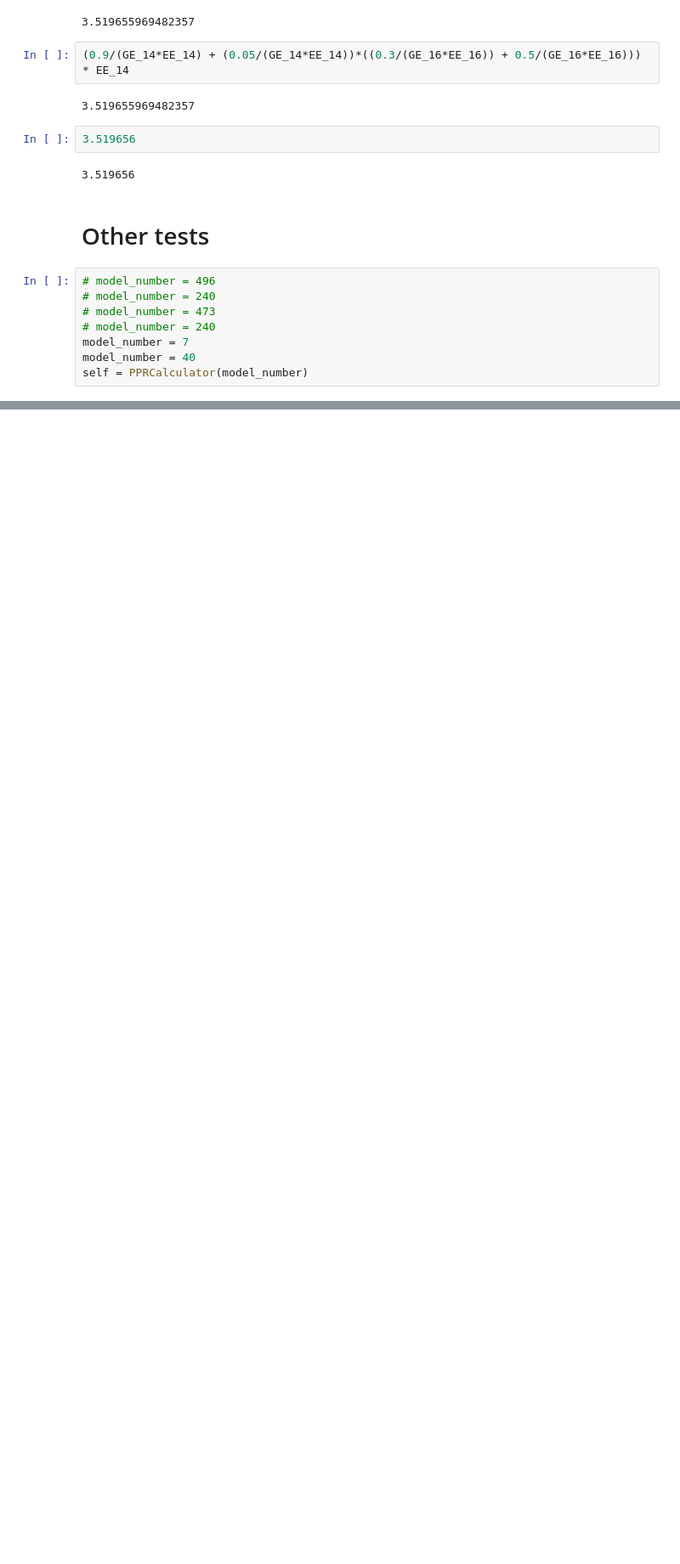
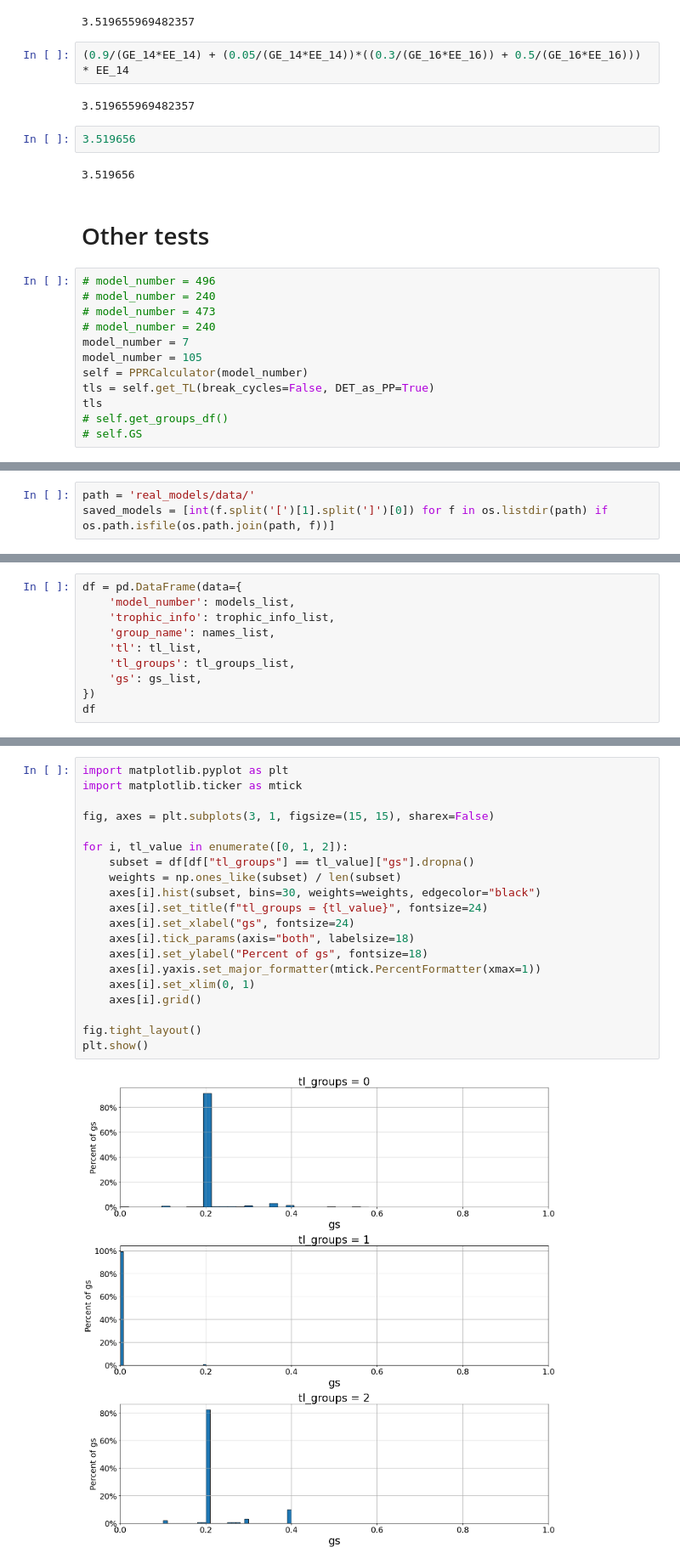
Before and after one commit to idocarmel1/PPREstimation, a Jupyter notebook: tests.ipynb, the cells around one changed output, grey strips where cells are left out. Shown at 85% size. Drawn from its saved outputs; the diff is of its cells as text; blank space fills up the shorter version.

Commit message:
added some plots and fixed LIM logic

```diff
--- a/tests.ipynb
+++ b/tests.ipynb
@@ -88,5 +87,9 @@ A = DC.div(TE[0], axis=0)
 # model_number = 473
 # model_number = 240
 model_number = 7
-model_number = 40
+model_number = 105
 self = PPRCalculator(model_number)
+tls = self.get_TL(break_cycles=False, DET_as_PP=True)
+tls
+# self.get_groups_df()
+# self.GS
@@ -92,0 +116,3 @@ self = PPRCalculator(model_number)
+# %%
+path = 'real_models/data/'
+saved_models = [int(f.split('[')[1].split(']')[0]) for f in os.listdir(path) if os.path.isfile(os.path.join(path, f))]
@@ -92,0 +146,10 @@ self = PPRCalculator(model_number)
+# %%
+df = pd.DataFrame(data={
+    'model_number': models_list,
+    'trophic_info': trophic_info_list,
+    'group_name': names_list,
+    'tl': tl_list,
+    'tl_groups': tl_groups_list,
+    'gs': gs_list,
+})
+df
@@ -92,0 +170,22 @@ self = PPRCalculator(model_number)
+# %%
+import matplotlib.pyplot as plt
+import matplotlib.ticker as mtick
+
+fig, axes = plt.subplots(3, 1, figsize=(15, 15), sharex=False)
+
+for i, tl_value in enumerate([0, 1, 2]):
+    subset = df[df["tl_groups"] == tl_value]["gs"].dropna()
+    weights = np.ones_like(subset) / len(subset)
+    axes[i].hist(subset, bins=30, weights=weights, edgecolor="black")
+    axes[i].set_title(f"tl_groups = {tl_value}", fontsize=24)
+    axes[i].set_xlabel("gs", fontsize=24)
+    axes[i].tick_params(axis="both", labelsize=18)
+    axes[i].set_ylabel("Percent of gs", fontsize=18)
+    axes[i].yaxis.set_major_formatter(mtick.PercentFormatter(xmax=1))
+    axes[i].set_xlim(0, 1)
+    axes[i].grid()
+
+fig.tight_layout()
+plt.show()
+# %% [output]
+[figure, added]
```
Also changed, not shown: parts of 8 cells of this notebook, 2 other files.
